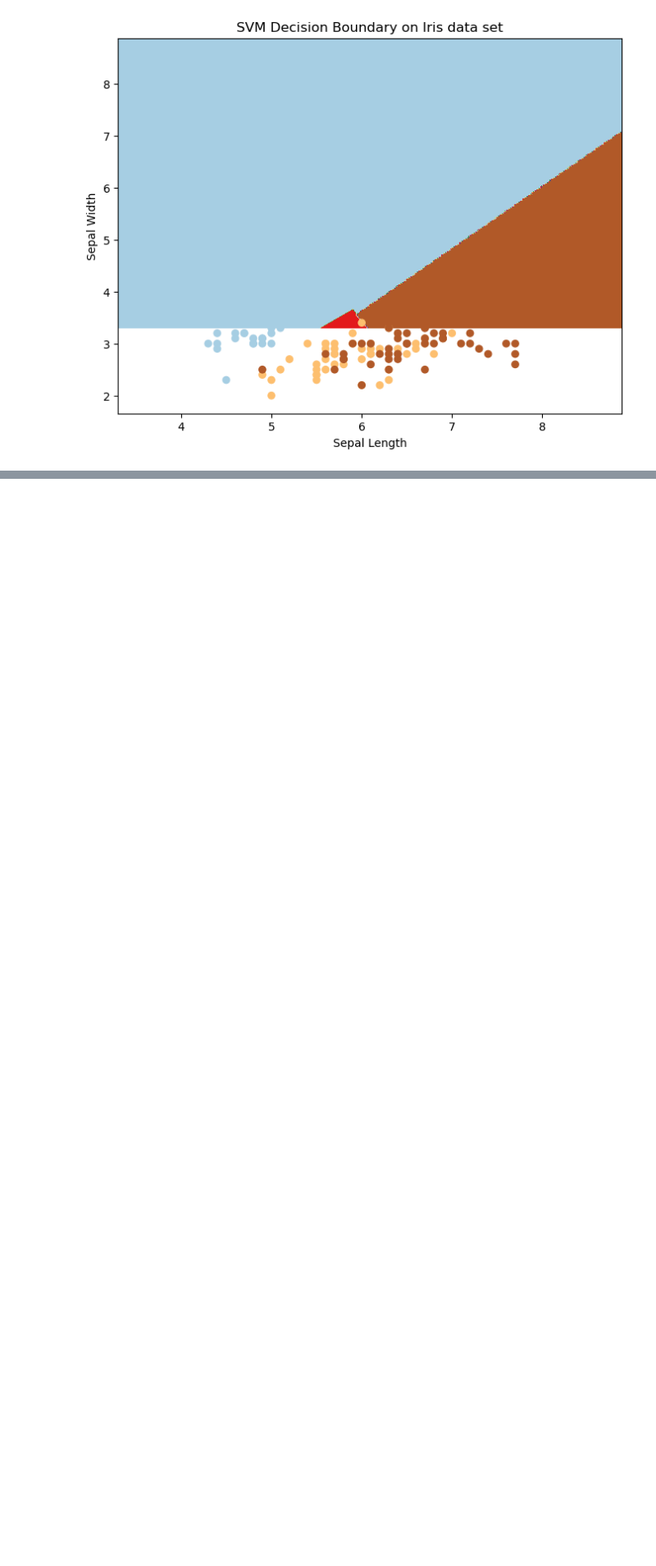
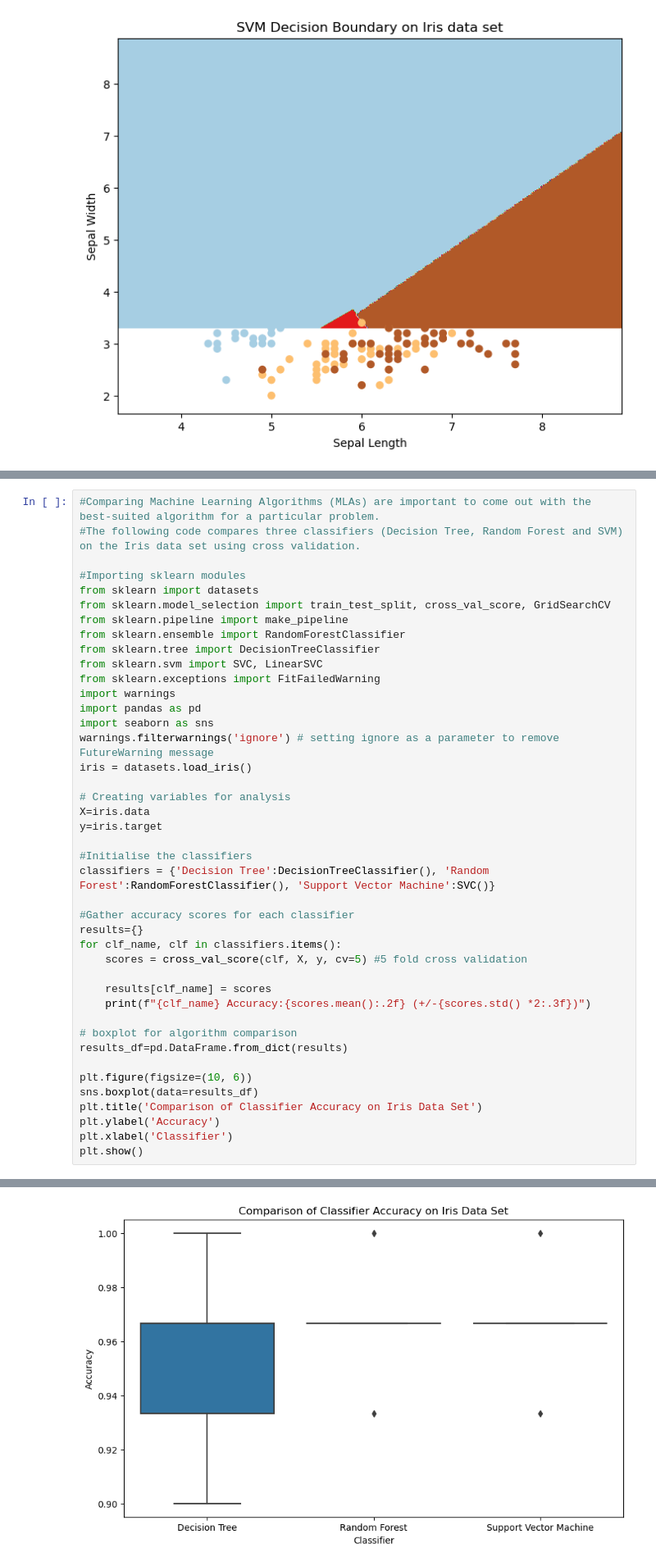
Before and after one commit to SaydsC/Machine-Learning-and-Statistics-Project_2023, a Jupyter notebook: project.ipynb, the cells around one changed output, grey strips where cells are left out. Shown at 82% size. Cells and saved outputs as stored; diff of their text form; blank space fills up the shorter version.

```diff
--- a/project.ipynb
+++ b/project.ipynb
@@ -187,0 +191,43 @@ plt.show()
+# %%
+#Comparing Machine Learning Algorithms (MLAs) are important to come out with the best-suited algorithm for a particular problem.
+#The following code compares three classifiers (Decision Tree, Random Forest and SVM) on the Iris data set using cross validation.
+
+#Importing sklearn modules
+from sklearn import datasets
+from sklearn.model_selection import train_test_split, cross_val_score, GridSearchCV
+from sklearn.pipeline import make_pipeline
+from sklearn.ensemble import RandomForestClassifier
+from sklearn.tree import DecisionTreeClassifier
+from sklearn.svm import SVC, LinearSVC
+from sklearn.exceptions import FitFailedWarning
+import warnings
+import pandas as pd
+import seaborn as sns
+warnings.filterwarnings('ignore') # setting ignore as a parameter to remove FutureWarning message
+iris = datasets.load_iris()
+
+# Creating variables for analysis
+X=iris.data
+y=iris.target
+
+#Initialise the classifiers
+classifiers = {'Decision Tree':DecisionTreeClassifier(), 'Random Forest':RandomForestClassifier(), 'Support Vector Machine':SVC()}
+
+#Gather accuracy scores for each classifier
+results={}
+for clf_name, clf in classifiers.items():
+    scores = cross_val_score(clf, X, y, cv=5) #5 fold cross validation
+
+    results[clf_name] = scores
+    print(f"{clf_name} Accuracy:{scores.mean():.2f} (+/-{scores.std() *2:.3f})")
+
+# boxplot for algorithm comparison
+results_df=pd.DataFrame.from_dict(results)
+
+plt.figure(figsize=(10, 6))
+sns.boxplot(data=results_df)
+plt.title('Comparison of Classifier Accuracy on Iris Data Set')
+plt.ylabel('Accuracy')
+plt.xlabel('Classifier')
+plt.show()
+# %% [output]
@@ -187,0 +237 @@ plt.show()
+[figure, added]
```
Also changed, not shown: parts of 3 cells of this notebook, 1 other file.
